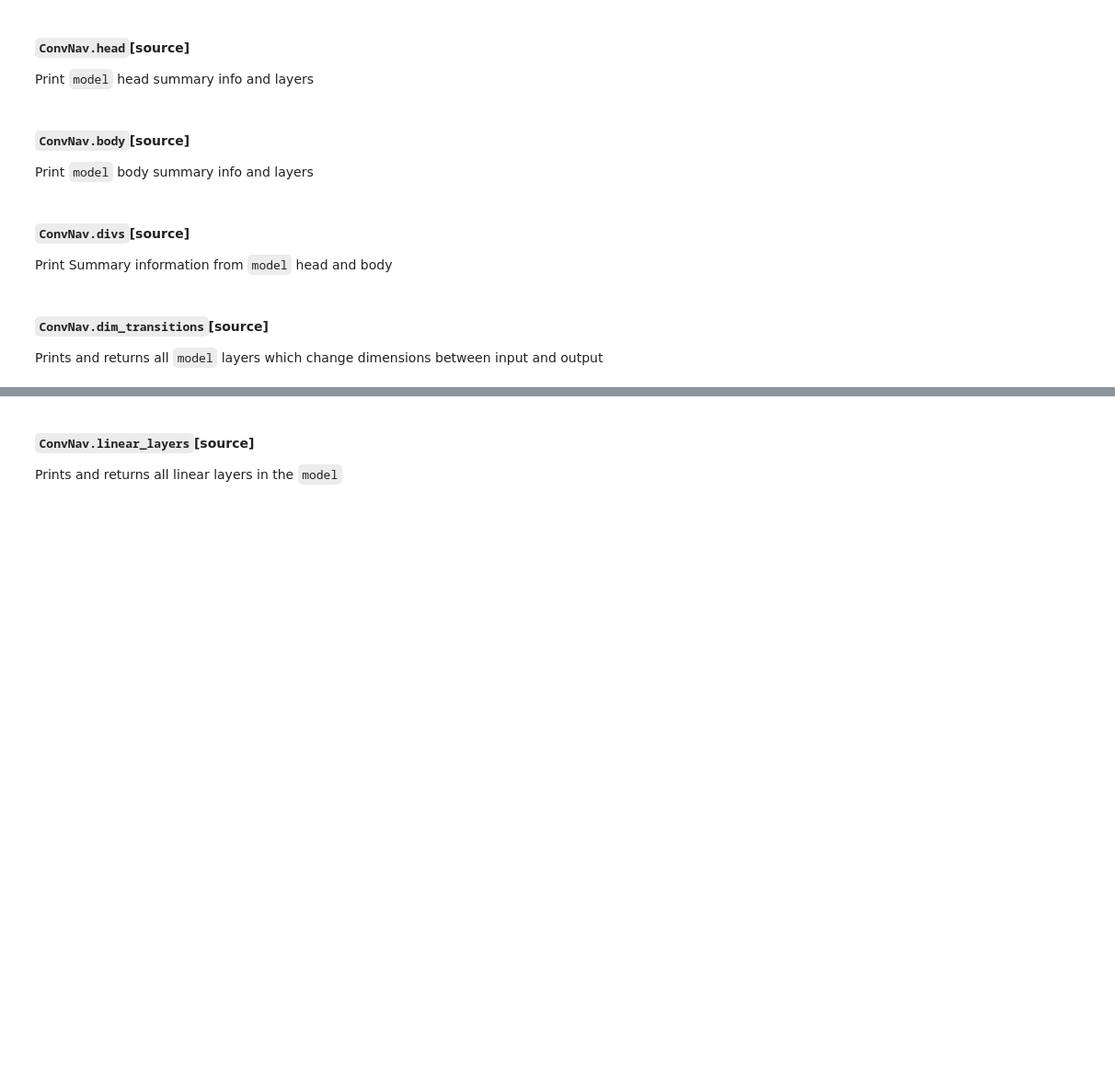
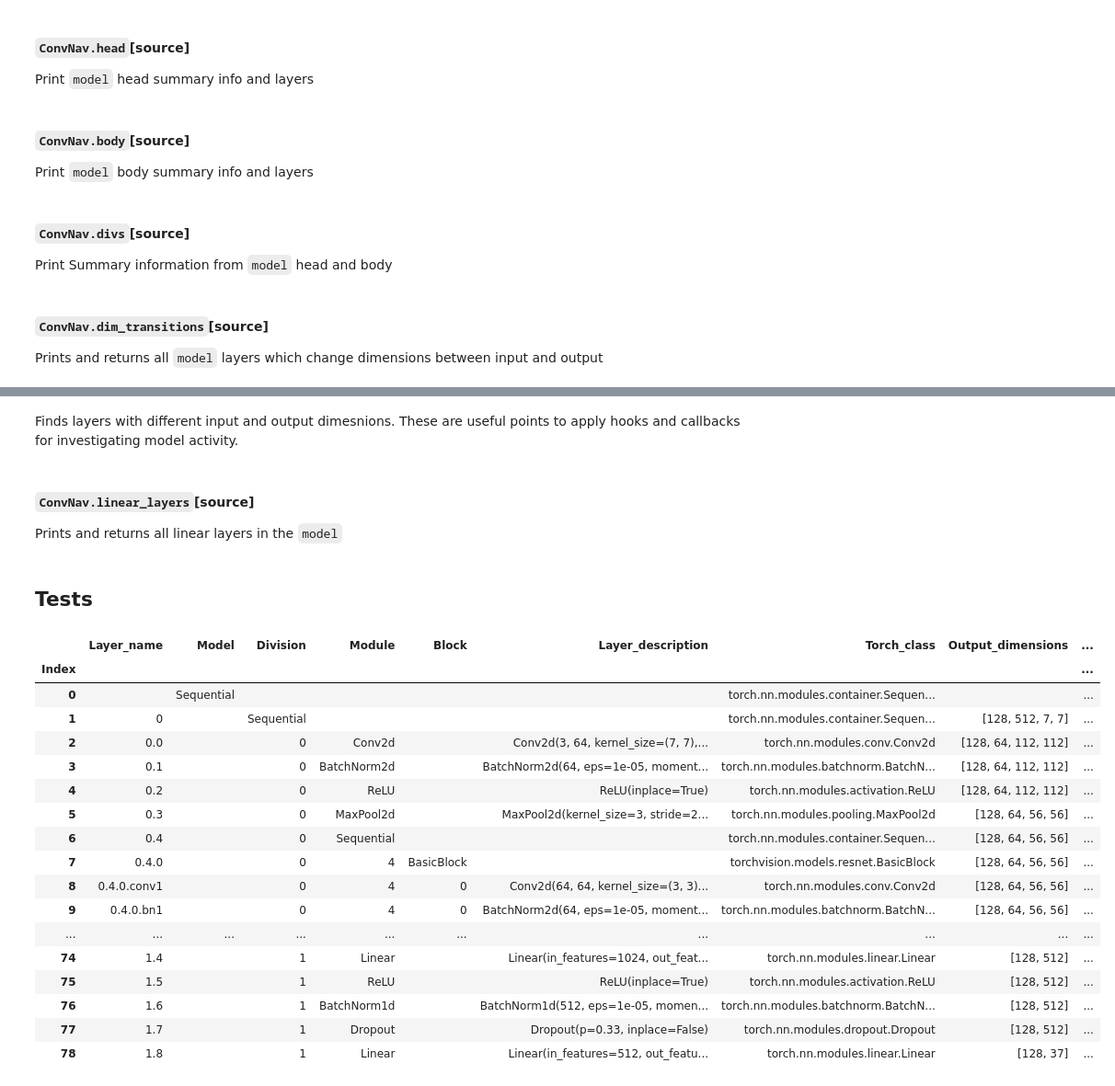
Before and after one commit to hallmx/fa_convnav, a Jupyter notebook: 01_navigator.ipynb, the cells around one changed output, grey strips where cells are left out. Shown at 92% size. Saved outputs shown, nothing was run; the diff lists cells and outputs as text; code cells hidden in the pictures; blank space fills up the shorter version.

Commit message:
tests added for CNDF, CNDFSearch and ConvNav class methods

```diff
--- a/01_navigator.ipynb
+++ b/01_navigator.ipynb
@@ -368,18 +412,22 @@ class CNDFView:
     df.loc[df['Currently'] == '', 'Currently'] = df['current']
     return df
 
-  def view(self, df=None, verbose=3, tight=True, truncate=0, align_cols='left', top=False, return_df=False):
+  def check_args(self, df, truncate, verbose):
+    assert type(df) == DataFrame and 'Layer_name' in df.columns, "Not a valid convnav dataframe"
+    assert isinstance(truncate, int) and -10 <= truncate <= 10, f"Argument 'truncate' must be an integer between -10 (show more cols) and +10 (show fewer cols)"
+    assert isinstance(verbose, int) and 1 <= verbose <= 5, f"Argument verbose must be 1 2 or 3 "
+
+  def view(self, df=None, verbose=3, tight=True, truncate=0, align_cols='left', top=False, show=True, return_df=False):
     "Display dataframe `df` with options and styling"
 
+    if not show: return None
     _df = df if df is not None else self._cndf.copy()
+    self.check_args(_df, truncate, verbose)
 
-    assert type(_df) == DataFrame and 'Layer_name' in _df.columns, 'Not a valid convnav dataframe'
-    assert isinstance(truncate, int) and -10 <= truncate <= 10, f"Argument 'truncate' must be an integer between -10 (show more cols) and +10 (show fewer cols)"
-    assert isinstance(verbose, int) and 1 <= verbose <= 4, f"Argument verbose must be 1 2 or 3 "
     if not isinstance(tight, bool): tight = True
-
     if len(_df) < 10: tight = False
-    if verbose != 3: truncate = (10, 4, 0, -10)[verbose-1]
+    if verbose != 3: truncate = (10, 4, 0, 0, -10)[verbose-1]
+    if verbose == 4: _df = self.copy_layerinfo(_df)
 
     post_msg = ''
     if top and len(_df) > 10:
@@ -387,21 +435,19 @@ class CNDFView:
       _df = _df.iloc[:10]
       tight=False
 
-    _df.index.name = 'Index'
-
     if len(_df) == 0:
       print('No data to display')
       return None
 
     with option_context("display.max_rows", 1000):
+      _df.index.name = 'Index'
       _df_styled = _df.iloc[:,:-(11+truncate)].style.set_properties(**{'text-align': align_cols})
       if tight:
         display(_df_styled)
       else:
         display(_df.iloc[:,:-(11+truncate)])
     print(post_msg)
-
-    if return_df: return(_df)
+    if return_df and df is not None: return(_df)
 
   def copy_view(self, df, **kwargs):
     "Copy over layer information then call `view` to display dataframe"
@@ -541,9 +585,23 @@ cn.search(searchterm)
+# %%
+#load test df built from resnet18 model and create CNDFSearch instance `cndf_test
+with gzip.open("test_df_resnet18", "rb") as f:
+    test_df = pickle.load(f)
+test_df['lyr_obj'] = None
+cndf_test = CNDFSearch()
+#tests
+test_eq(len(cndf_test.search(12, df=test_df, show=False)), 1)
+test_eq(len(cndf_test.search('0.6.1.conv2', df=test_df, show=False)), 1)
+test_eq(len(cndf_test.search(0.6, df=test_df, exact=False, show=False)), 16)
+test_eq(len(cndf_test.search({'Layer_name': '0.6', 'Layer_description':'Conv2d'}, df=test_df, exact=True, show=False)), 1)
+test_eq(len(cndf_test.search(['0.6', '0.5'], df=test_df, exact=False, show=False)), 32)
+test_eq(cndf_test.search(('0.6', '0.5'), df=test_df, exact=False, show=False), None)
+del(cndf_test)
 # %%
 #export
 class ConvNav(CNDF, CNDFSearch, CNDFView):
   "Class to view fastai supported CNNs, search and select module(s) and layer(s) for further investigation"
-  def __init__(self, learner, layer_info):
-    super().__init__(learner, layer_info )
+  def __init__(self, learner):
+    super().__init__(learner)
 
   def __len__(self):
     return len(self._cndf)
@@ -680,6 +746,34 @@ Layer dimension changes
+# %% [markdown]
+Finds layers with different input and output dimesnions. These are useful points to apply hooks and callbacks for investigating model activity.
 # %%
 show_doc(ConvNav.linear_layers)
 # %% [output]
 <h4 id="ConvNav.linear_layers" class="doc_header"><code>ConvNav.linear_layers</code><a href="" class="source_link" style="float:right">[source]</a></h4>
 
 Prints and returns all linear layers in the `model`
+# %% [markdown]
+## Tests
+# %%
+#hide
+#create a ConvNav object for tests and examples
+cn_test = ConvNav(learn)
+cn_test.view(verbose=4)
+# %% [output]
+|  | Layer_name | Model | Division | Module | Block | Layer_description | Torch_class | Output_dimensions | ... |
+| Index |  |  |  |  |  |  |  |  | ... |
+| 0 |  | Sequential |  |  |  |  | torch.nn.modules.container.Sequen... |  | ... |
+| 1 | 0 |  | Sequential |  |  |  | torch.nn.modules.container.Sequen... | [128, 512, 7, 7] | ... |
+| 2 | 0.0 |  | 0 | Conv2d |  | Conv2d(3, 64, kernel_size=(7, 7),... | torch.nn.modules.conv.Conv2d | [128, 64, 112, 112] | ... |
+| 3 | 0.1 |  | 0 | BatchNorm2d |  | BatchNorm2d(64, eps=1e-05, moment... | torch.nn.modules.batchnorm.BatchN... | [128, 64, 112, 112] | ... |
+| 4 | 0.2 |  | 0 | ReLU |  | ReLU(inplace=True) | torch.nn.modules.activation.ReLU | [128, 64, 112, 112] | ... |
+| 5 | 0.3 |  | 0 | MaxPool2d |  | MaxPool2d(kernel_size=3, stride=2... | torch.nn.modules.pooling.MaxPool2d | [128, 64, 56, 56] | ... |
+| 6 | 0.4 |  | 0 | Sequential |  |  | torch.nn.modules.container.Sequen... | [128, 64, 56, 56] | ... |
+| 7 | 0.4.0 |  | 0 | 4 | BasicBlock |  | torchvision.models.resnet.BasicBlock | [128, 64, 56, 56] | ... |
+| 8 | 0.4.0.conv1 |  | 0 | 4 | 0 | Conv2d(64, 64, kernel_size=(3, 3)... | torch.nn.modules.conv.Conv2d | [128, 64, 56, 56] | ... |
+| 9 | 0.4.0.bn1 |  | 0 | 4 | 0 | BatchNorm2d(64, eps=1e-05, moment... | torch.nn.modules.batchnorm.BatchN... | [128, 64, 56, 56] | ... |
+| ... | ... | ... | ... | ... | ... | ... | ... | ... | ... |
+| 74 | 1.4 |  | 1 | Linear |  | Linear(in_features=1024, out_feat... | torch.nn.modules.linear.Linear | [128, 512] | ... |
+| 75 | 1.5 |  | 1 | ReLU |  | ReLU(inplace=True) | torch.nn.modules.activation.ReLU | [128, 512] | ... |
+| 76 | 1.6 |  | 1 | BatchNorm1d |  | BatchNorm1d(512, eps=1e-05, momen... | torch.nn.modules.batchnorm.BatchN... | [128, 512] | ... |
+| 77 | 1.7 |  | 1 | Dropout |  | Dropout(p=0.33, inplace=False) | torch.nn.modules.dropout.Dropout | [128, 512] | ... |
+| 78 | 1.8 |  | 1 | Linear |  | Linear(in_features=512, out_featu... | torch.nn.modules.linear.Linear | [128, 37] | ... |
```
Also changed, not shown: parts of 25 cells of this notebook, 9 other files.
